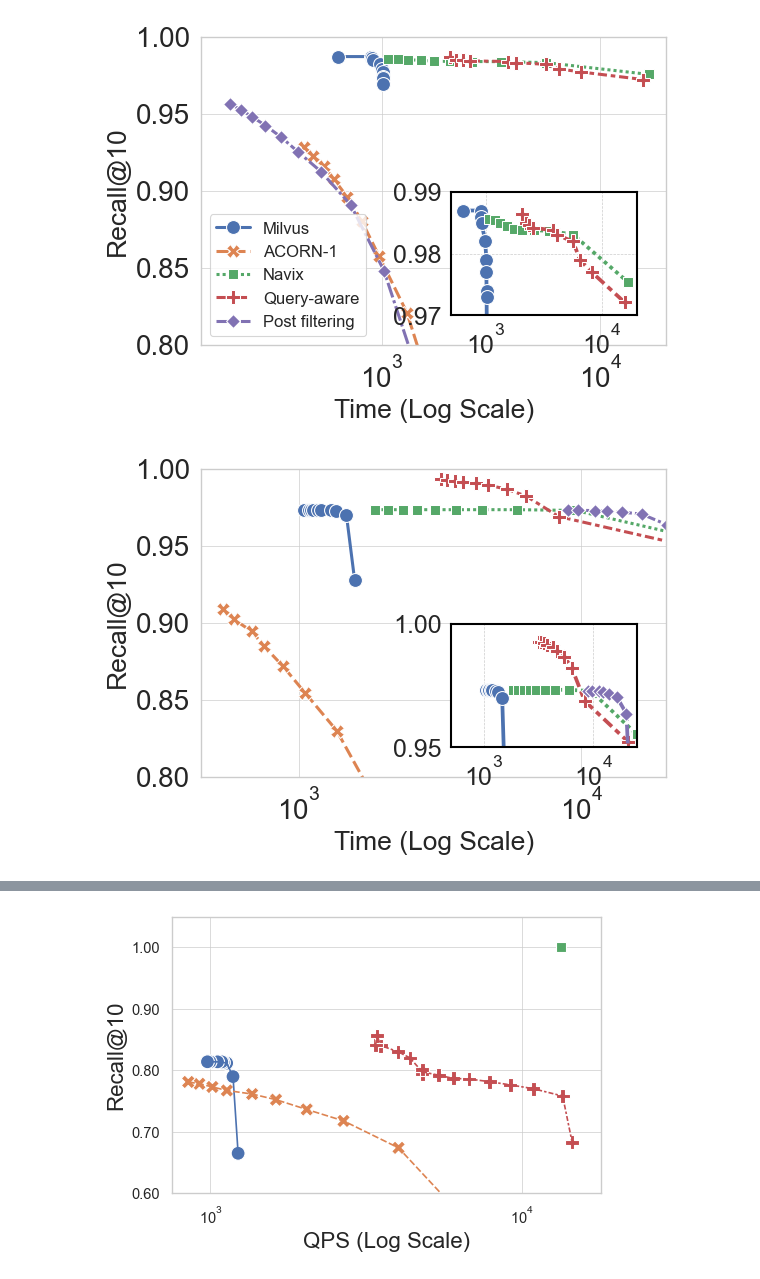
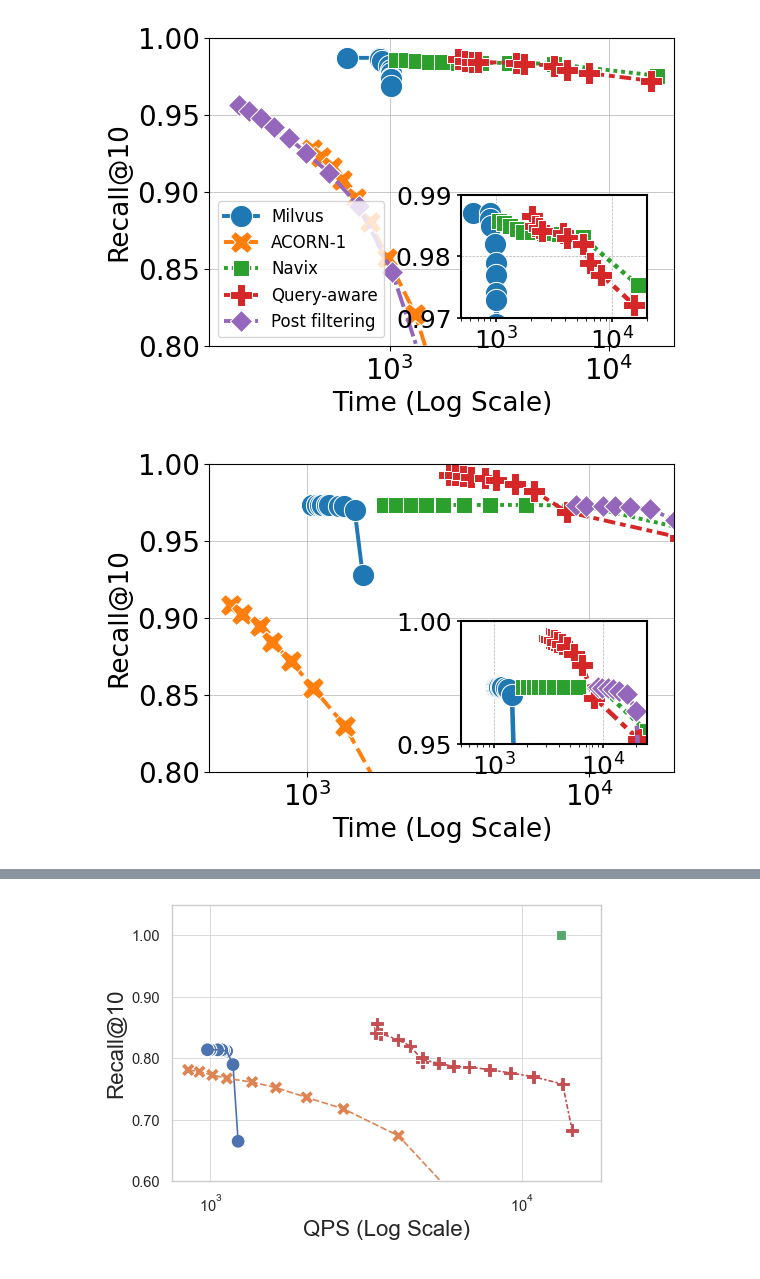
Before and after one commit to AdeelAslamSoton/QueryAwareIndexing, a Jupyter notebook: hnswlib/examples/notebooks/Result.ipynb, the cells around one changed output, grey strips where cells are left out. Drawn from its saved outputs; the diff is of its cells as text; code cells hidden in the pictures.

```diff
--- a/hnswlib/examples/cpp/Result.ipynb
+++ b/hnswlib/examples/notebooks/Result.ipynb
@@ -61,8 +61,8 @@ fig, ax = plt.subplots(figsize=(6, 4))
 LABEL_FONTSIZE = 19
 TICK_FONTSIZE = 20
 LEGEND_FONTSIZE =12
-LINE_WIDTH = 2.2
-MARKER_SIZE = 10
+LINE_WIDTH = 2.8
+MARKER_SIZE = 16
 
 sns.lineplot(
     data=df, x="Time", y="Recall", hue="Category", style="Category",
@@ -97,34 +97,34 @@ axins = inset_axes(ax, width="40%", height="40%", loc='lower right', borderpad=2
 sns.lineplot(
     data=df, x="Time", y="Recall", hue="Category", style="Category",
     markers=True, dashes=True,
     linewidth=LINE_WIDTH + 0.5, markersize=MARKER_SIZE, ax=axins, legend=False
 )
 
 axins.set_xscale("log")
 axins.set_ylim(0.97, 0.99)
 axins.set_xlim(500, 2e4)
 axins.grid(True, linestyle="--", linewidth=0.5)
 
 # Increase inset tick label size
 axins.tick_params(labelsize=TICK_FONTSIZE - 2, width=1.2, length=3)
 axins.xaxis.set_major_formatter(LogFormatterMathtext(base=10))
 axins.yaxis.set_major_formatter(plt.FuncFormatter(lambda y, _: f'{y:.2f}'))
 
 # Remove default labels which clutter the inset
 axins.set_xlabel('')
 axins.set_ylabel('')
 
 # Add a border around the inset
 for spine in axins.spines.values():
     spine.set_edgecolor('black')
     spine.set_linewidth(1.5)
 
 # --- Save Figure ---
 plt.savefig("/data3/Adeel/Query-AwareResult/TripClickPoint.pdf", format="pdf", bbox_inches="tight")
 
 plt.show()
 # %% [output]
-[figure, old version]
+[figure, new version]
 # %%
 #Sift
 
@@ -184,8 +184,8 @@ fig, ax = plt.subplots(figsize=(6, 4))
 LABEL_FONTSIZE = 19
 TICK_FONTSIZE = 20
 LEGEND_FONTSIZE =12
-LINE_WIDTH = 2.2
-MARKER_SIZE = 10
+LINE_WIDTH = 2.8
+MARKER_SIZE = 16
 
 sns.lineplot(
     data=df, x="Time", y="Recall", hue="Category", style="Category",
@@ -247,7 +247,7 @@ plt.savefig("/data3/Adeel/Query-AwareResult/SIFT.pdf", format="pdf", bbox_inches
 
 plt.show()
 # %% [output]
-[figure, old version]
+[figure, new version]
 # %%
 #PAPER
 
```
Also changed, not shown: parts of 8 cells of this notebook, 46 other files.
